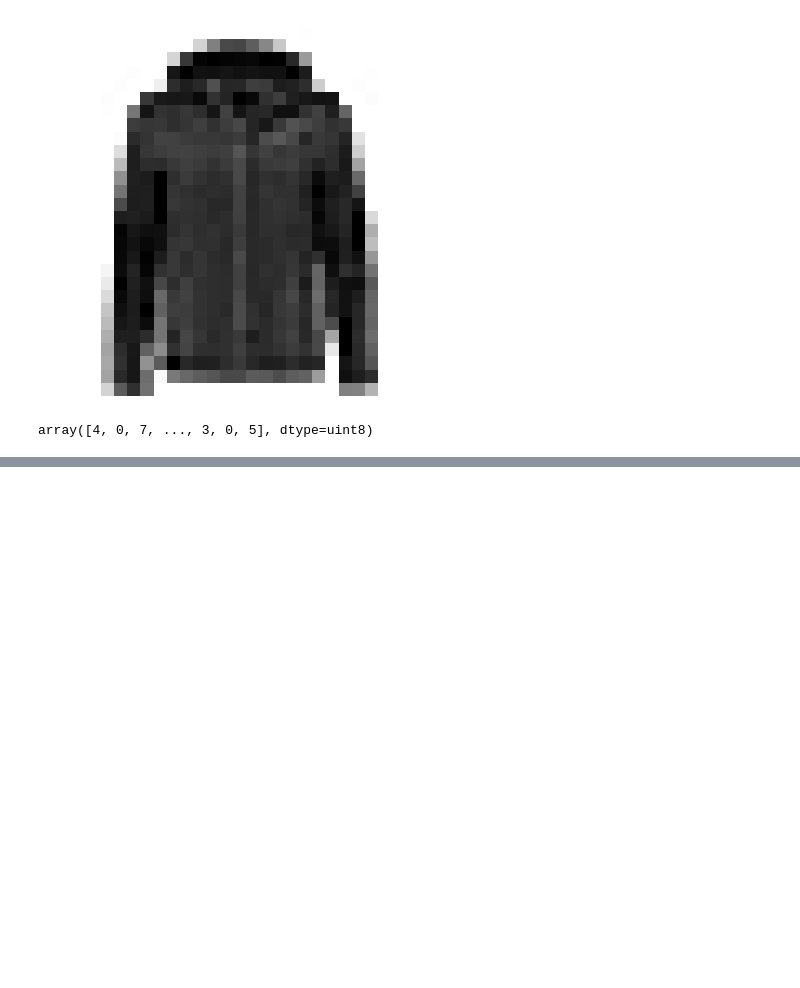
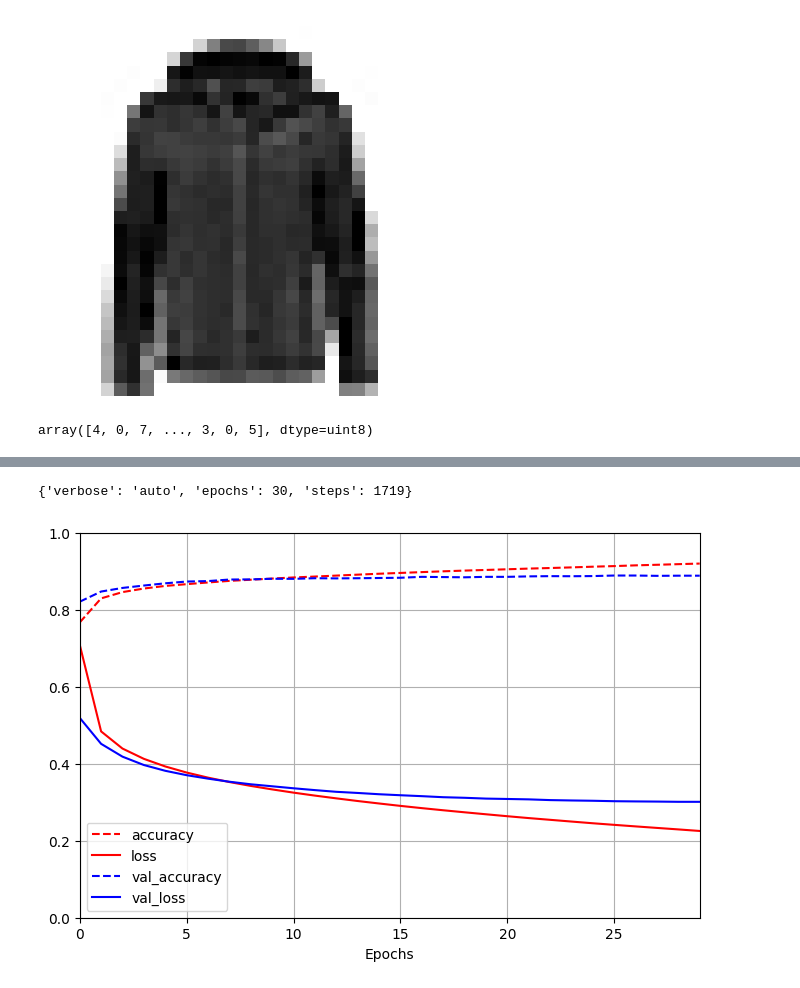
Before and after one commit to aaditya19saini/Fashion_MNIST_Classification, a Jupyter notebook: fashion_mnist.ipynb, the cells around one changed output, grey strips where cells are left out. Saved outputs shown, nothing was run; the diff lists cells and outputs as text; code cells hidden in the pictures; blank space fills up the shorter version.

```diff
--- a/fashion_mnist.ipynb
+++ b/fashion_mnist.ipynb
@@ -38,0 +57,8 @@ array([4, 0, 7, ..., 3, 0, 5], dtype=uint8)
+# %%
+tf.random.set_seed(42)
+model=tf.keras.Sequential()
+model.add(tf.keras.layers.InputLayer(input_shape=[28,28]))
+model.add(tf.keras.layers.Flatten())
+model.add(tf.keras.layers.Dense(300,activation="relu"))
+model.add(tf.keras.layers.Dense(100,activation="relu"))
+model.add(tf.keras.layers.Dense(10,activation="softmax"))
@@ -38,0 +137,4 @@ array([4, 0, 7, ..., 3, 0, 5], dtype=uint8)
+# %%
+model.compile(loss="sparse_categorical_crossentropy",
+              optimizer="sgd",
+              metrics=["accuracy"])
@@ -38,0 +159,2 @@ array([4, 0, 7, ..., 3, 0, 5], dtype=uint8)
+# %%
+history=model.fit(x_train,y_train,epochs=30,validation_data=(x_valid,y_valid))
@@ -38,0 +179,10 @@ array([4, 0, 7, ..., 3, 0, 5], dtype=uint8)
+# %%
+history.params
+# %% [output]
+{'verbose': 'auto', 'epochs': 30, 'steps': 1719}
+# %%
+pd.DataFrame(history.history).plot(figsize=(8,5),grid=True, xlim=(0,29),ylim=(0,1),xlabel="Epochs",style=["r--","r-","b--","b-"])
+plt.legend(loc="lower left")
+plt.show()
+# %% [output]
+[figure, added]
```
Also changed, not shown: parts of 21 cells of this notebook, 1 other file.
